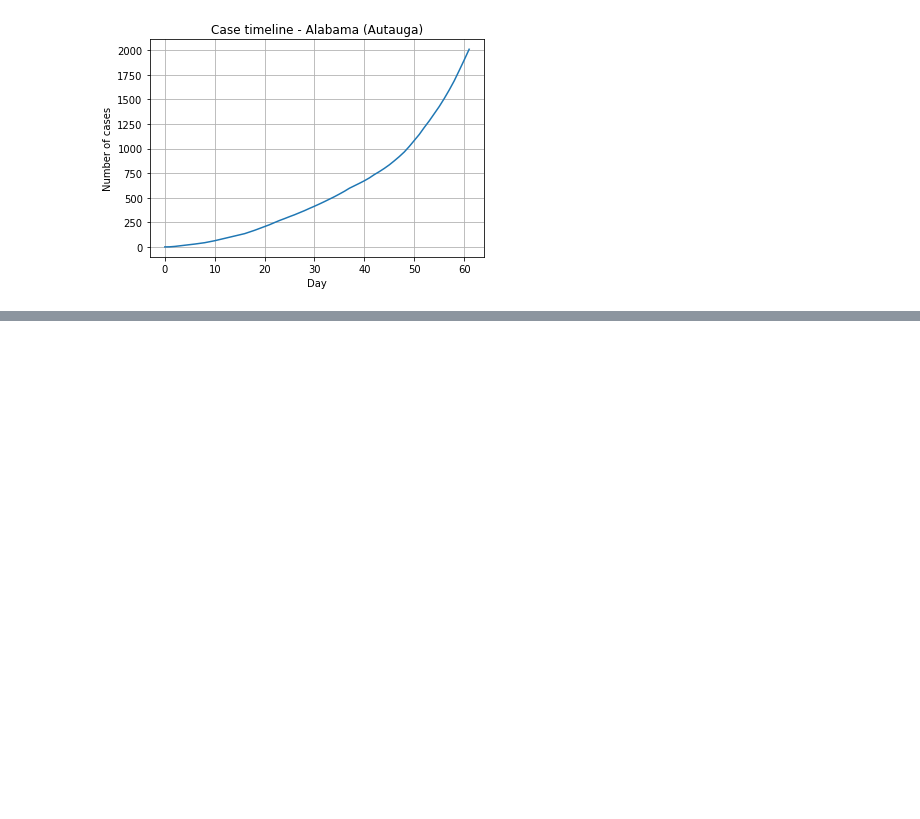
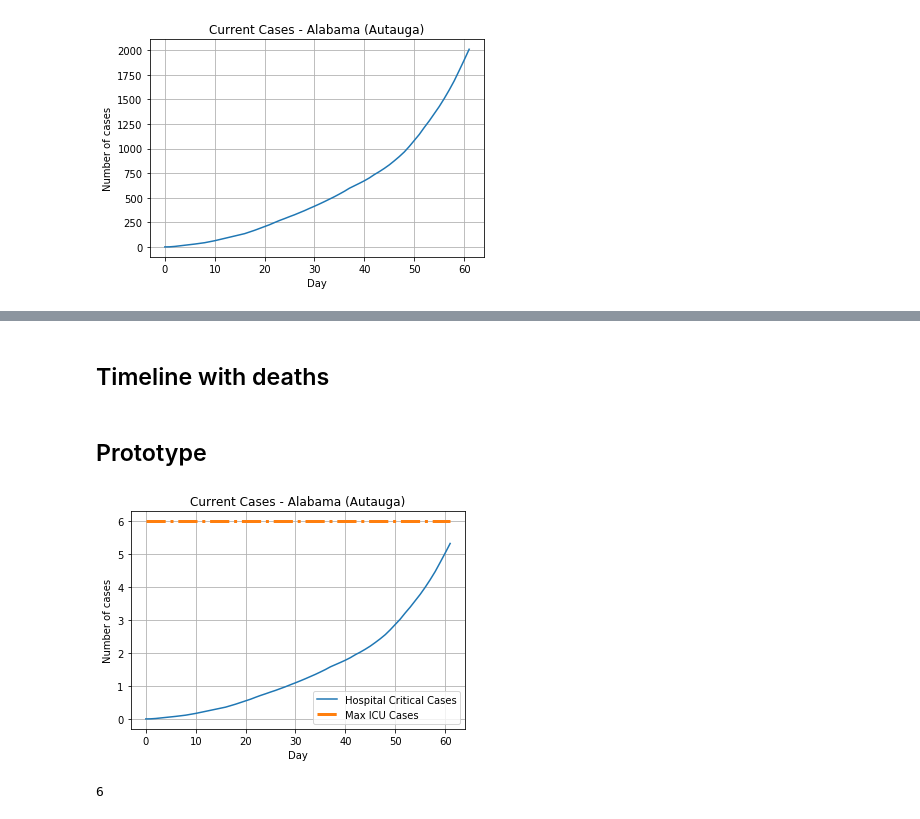
Before and after one commit to PaulBoutot/Big-Data-Challenge-2020, a Jupyter notebook: Analysis1.ipynb, the cells around one changed output, grey strips where cells are left out. Drawn from its saved outputs; the diff is of its cells as text; code cells hidden in the pictures; blank space fills up the shorter version.

Commit message:
estimated ratio of critical patients in ICU for the timeline

```diff
--- a/Analysis1.ipynb
+++ b/Analysis1.ipynb
@@ -445,9 +461,12 @@ infected_timeline
 # %%
-case_timeline = []
+def create_current_case_timeline(daily_case_timeline):
+    case_timeline = []
 
-for infected in infected_timeline:
-    value = 0
-    for elem in infected:
-        value = value + elem['Cases']
-    case_timeline.append(value)
-case_timeline
+    for infected in best_case_timeline:
+        value = 0
+        for elem in infected:
+            value = value + elem['Cases']
+        case_timeline.append(value)
+    return case_timeline
+
+current_cases = create_current_case_timeline(best_case_timeline)
@@ -485,0 +532,2 @@ plt.show()
+# %% [markdown]
+## Timeline with deaths
@@ -485,0 +552,46 @@ plt.show()
+# %% [markdown]
+## Prototype
+# %%
+# Without deaths
+def create_current_case_timeline(daily_case_timeline):
+    case_timeline = []
+
+    for infected in best_case_timeline:
+        value = 0
+        for elem in infected:
+            value = value + elem['Cases']
+        case_timeline.append(value)
+    return case_timeline
+
+current_cases = create_current_case_timeline(best_case_timeline)
+
+# NEW STEP
+ratio_over_60 = 0.13919562668144170156092852146696
+ratio_diabetes = 0.094  # https://www.cdc.gov/media/releases/2017/p0718-diabetes-report.html
+ratio_heart = 0.46  # https://www.heart.org/en/news/2018/05/01/more-than-100-million-americans-have-high-blood-pressure-aha-says
+ratio_cancer = 0.44
+
+critical_case_timeline = list(map((lambda x: x * ratio_over_60 * ratio_diabetes * ratio_heart * ratio_cancer), current_cases))
+
+import matplotlib.pyplot as plt
+
+days = np.arange(0, 62, 1)
+max_icu = ala_aut_best_case['ICU Beds'][0]
+
+
+fig, ax = plt.subplots()
+ax.plot(days, critical_case_timeline, label='Hospital Critical Cases')
+ax.plot(days, [max_icu] * len(days), label='Max ICU Cases', linestyle='-.', linewidth=3)
+ax.legend()
+ax.set(xlabel='Day', ylabel='Number of cases', title='Current Cases - Alabama (Autauga)')
+
+
+
+ax.grid()
+plt.show()
+# %% [output]
+[figure, added]
+# %%
+ala_aut_best_case['ICU Beds'][0]
+# %% [output]
+6
```
Also changed, not shown: parts of 7 cells of this notebook.
